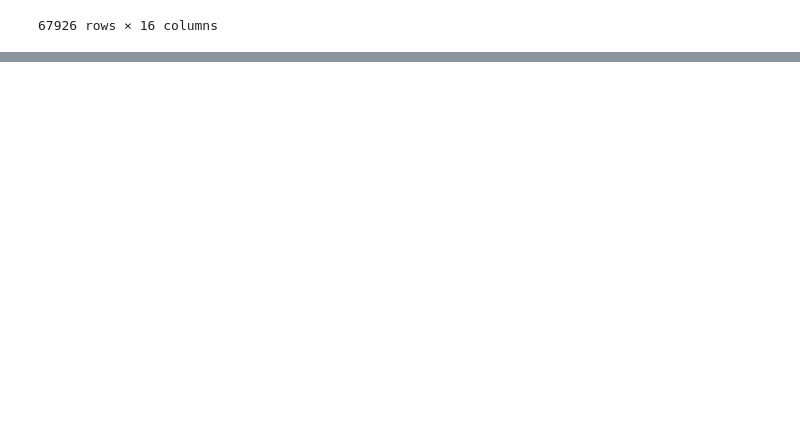
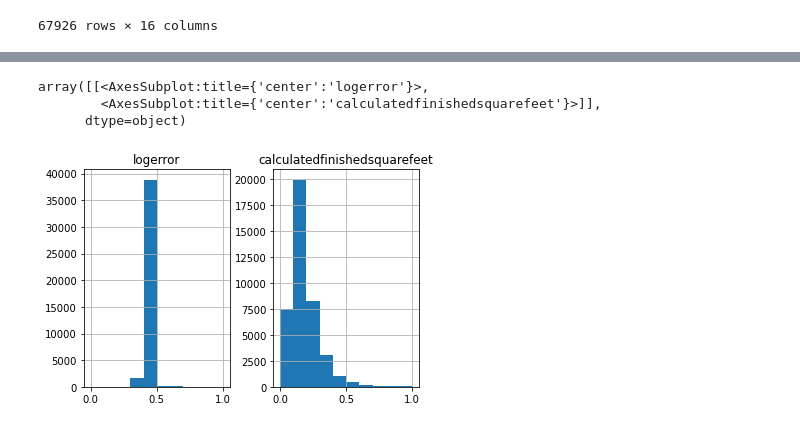
Before and after one commit to SLawsonWoods/clustering_zillow, a Jupyter notebook: drafting_notebook.ipynb, the cells around one changed output, grey strips where cells are left out. Saved outputs shown, nothing was run; the diff lists cells and outputs as text; code cells hidden in the pictures; blank space fills up the shorter version.

```diff
--- a/drafting_notebook.ipynb
+++ b/drafting_notebook.ipynb
@@ -393,0 +523,3 @@ The topics of interest I would like to explore are:
+# %%
+# choosing my features
+X = train[['logerror', 'calculatedfinishedsquarefeet']]
@@ -393,0 +529,9 @@ The topics of interest I would like to explore are:
+# %%
+# look at distribution of logerror length and large_home
+
+X.hist()
+# %% [output]
+array([[<AxesSubplot:title={'center':'logerror'}>,
+        <AxesSubplot:title={'center':'calculatedfinishedsquarefeet'}>]],
+      dtype=object)
+[figure, added]
```
Also changed, not shown: parts of 28 cells of this notebook.
